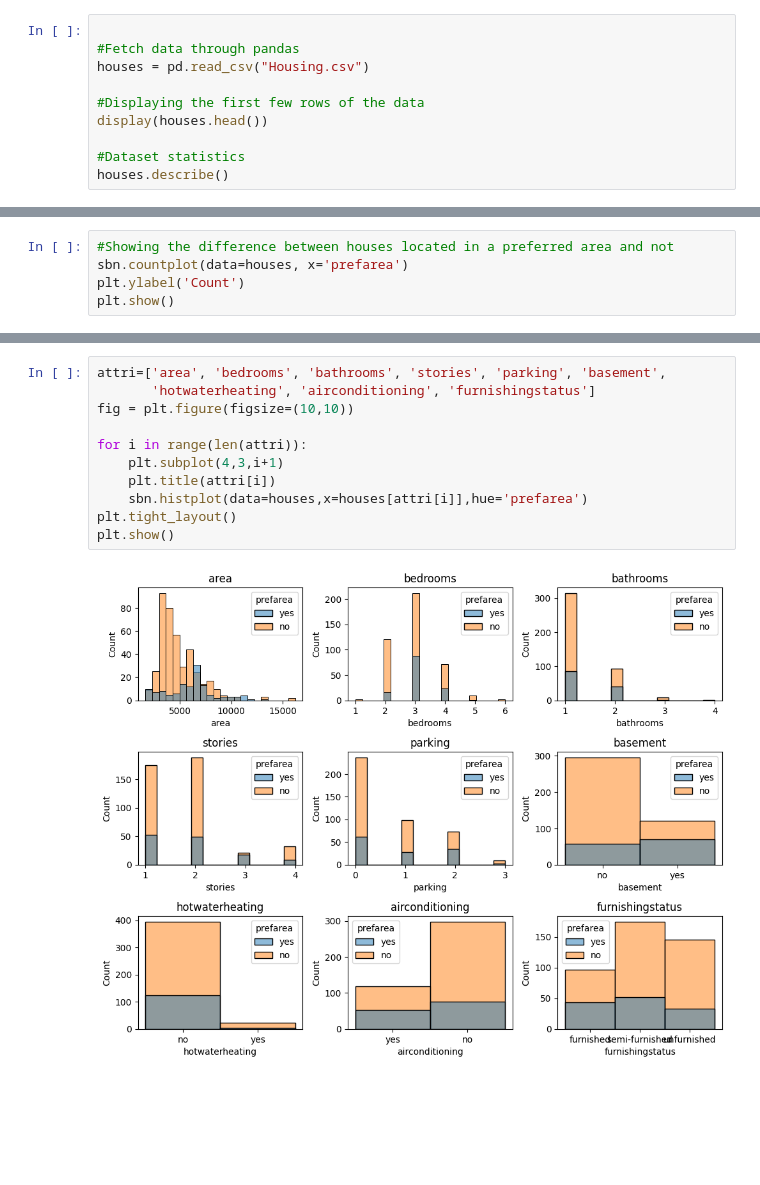
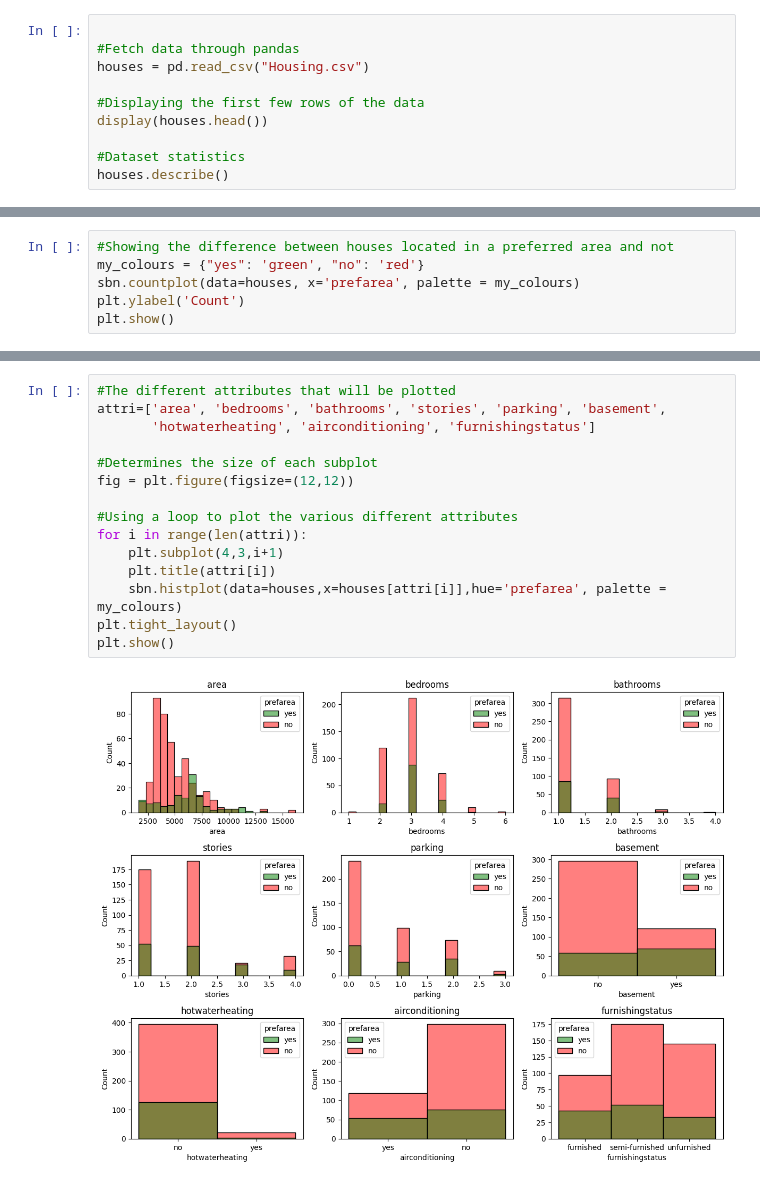
Before and after one commit to Oussoubicodes/CS4287-Assignment-1, a Jupyter notebook: CS4287_Prj1_20242905_20250762.ipynb, the cells around one changed output, grey strips where cells are left out. Cells and saved outputs as stored; diff of their text form; blank space fills up the shorter version.

```diff
--- a/CS4287_Prj1_20242905_20250762.ipynb
+++ b/CS4287_Prj1_20242905_20250762.ipynb
@@ -28,7 +30,8 @@ houses.describe()
 ![image.png](embedded-picture-1)
 # %%
 #Showing the difference between houses located in a preferred area and not
-sbn.countplot(data=houses, x='prefarea')
+my_colours = {"yes": 'green', "no": 'red'}
+sbn.countplot(data=houses, x='prefarea', palette = my_colours)
 plt.ylabel('Count')
 plt.show()
 # %% [output]
@@ -36,13 +39,17 @@ plt.show()
 # %%
+#The different attributes that will be plotted
 attri=['area', 'bedrooms', 'bathrooms', 'stories', 'parking', 'basement',
        'hotwaterheating', 'airconditioning', 'furnishingstatus']
-fig = plt.figure(figsize=(10,10))
 
+#Determines the size of each subplot
+fig = plt.figure(figsize=(12,12))
+
+#Using a loop to plot the various different attributes
 for i in range(len(attri)):
     plt.subplot(4,3,i+1)
     plt.title(attri[i])
-    sbn.histplot(data=houses,x=houses[attri[i]],hue='prefarea')
+    sbn.histplot(data=houses,x=houses[attri[i]],hue='prefarea', palette = my_colours)
 plt.tight_layout()
 plt.show()
 # %% [output]
-[figure, old version]
+[figure, new version]
```
Also changed, not shown: parts of 7 cells of this notebook.
